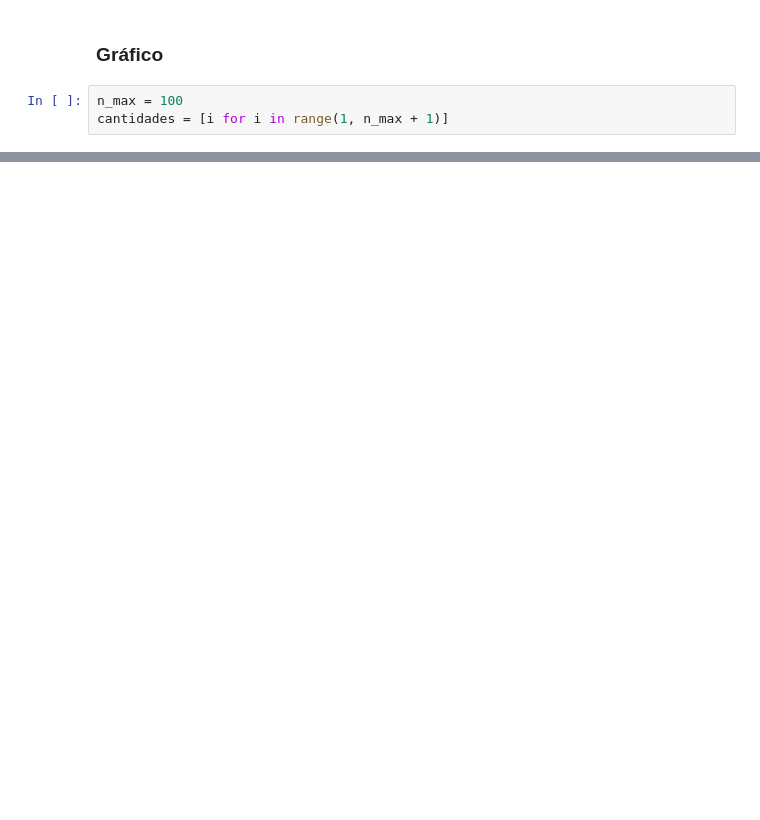
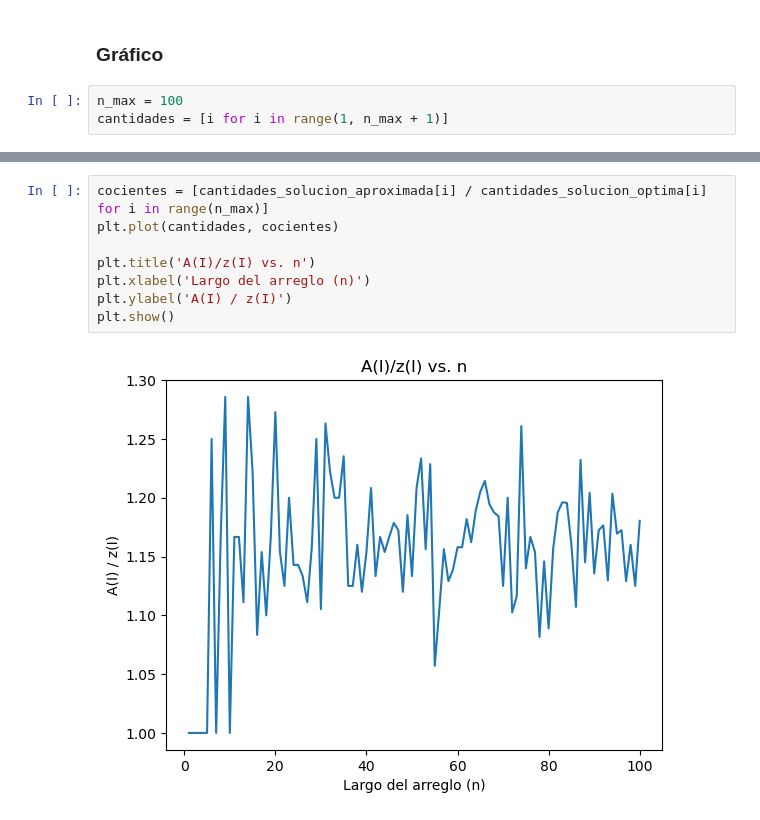
Before and after one commit to MartinUgarte/TDA-TP2, a Jupyter notebook: mediciones.ipynb, the cells around one changed output, grey strips where cells are left out. Cells and saved outputs as stored; diff of their text form; blank space fills up the shorter version.

```diff
--- a/mediciones.ipynb
+++ b/mediciones.ipynb
@@ -39,0 +62,10 @@ plt.show()
+# %%
+cocientes = [cantidades_solucion_aproximada[i] / cantidades_solucion_optima[i] for i in range(n_max)]
+plt.plot(cantidades, cocientes)
+
+plt.title('A(I)/z(I) vs. n')
+plt.xlabel('Largo del arreglo (n)')
+plt.ylabel('A(I) / z(I)')
+plt.show()
+# %% [output]
+[figure, added]
```
Also changed, not shown: parts of 6 cells of this notebook, 3 other files.
